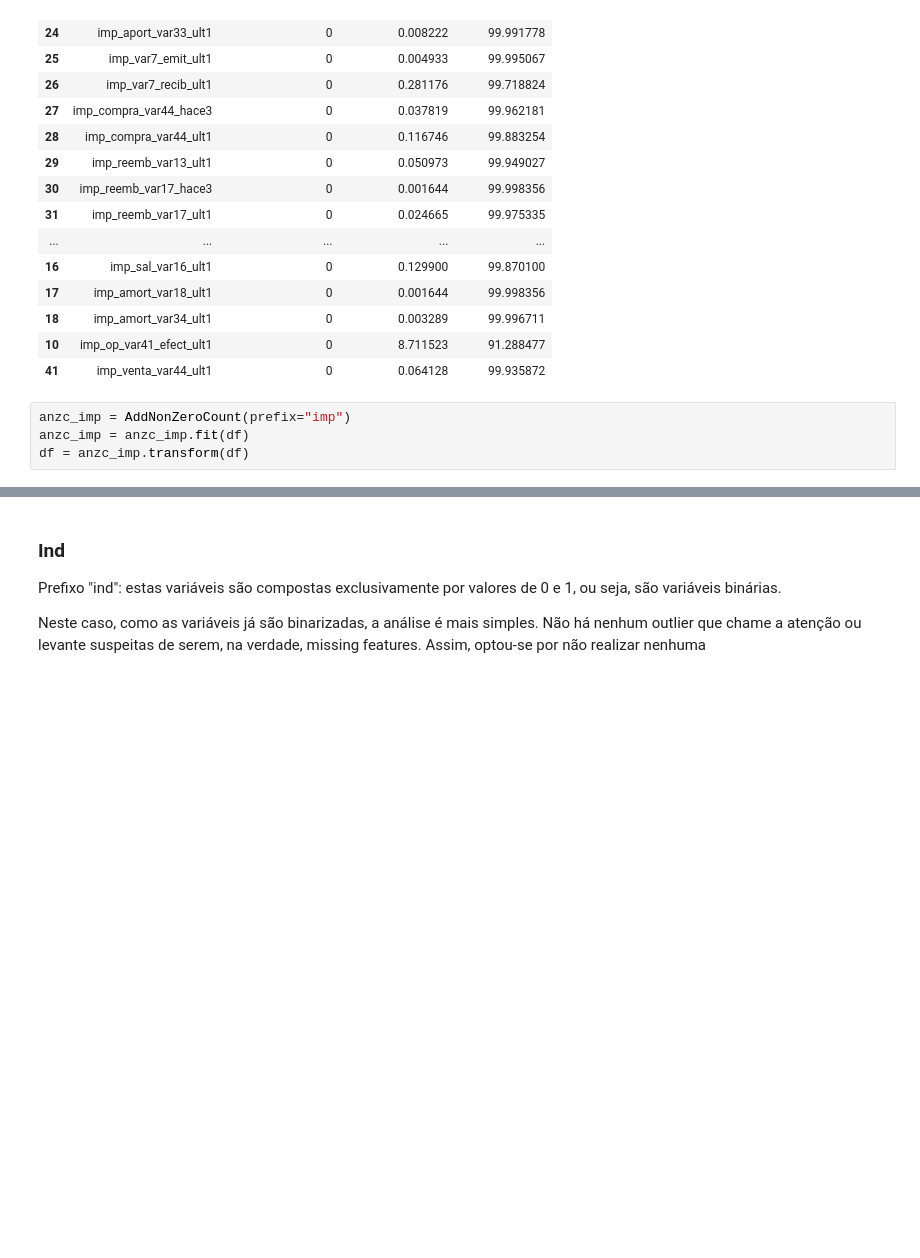
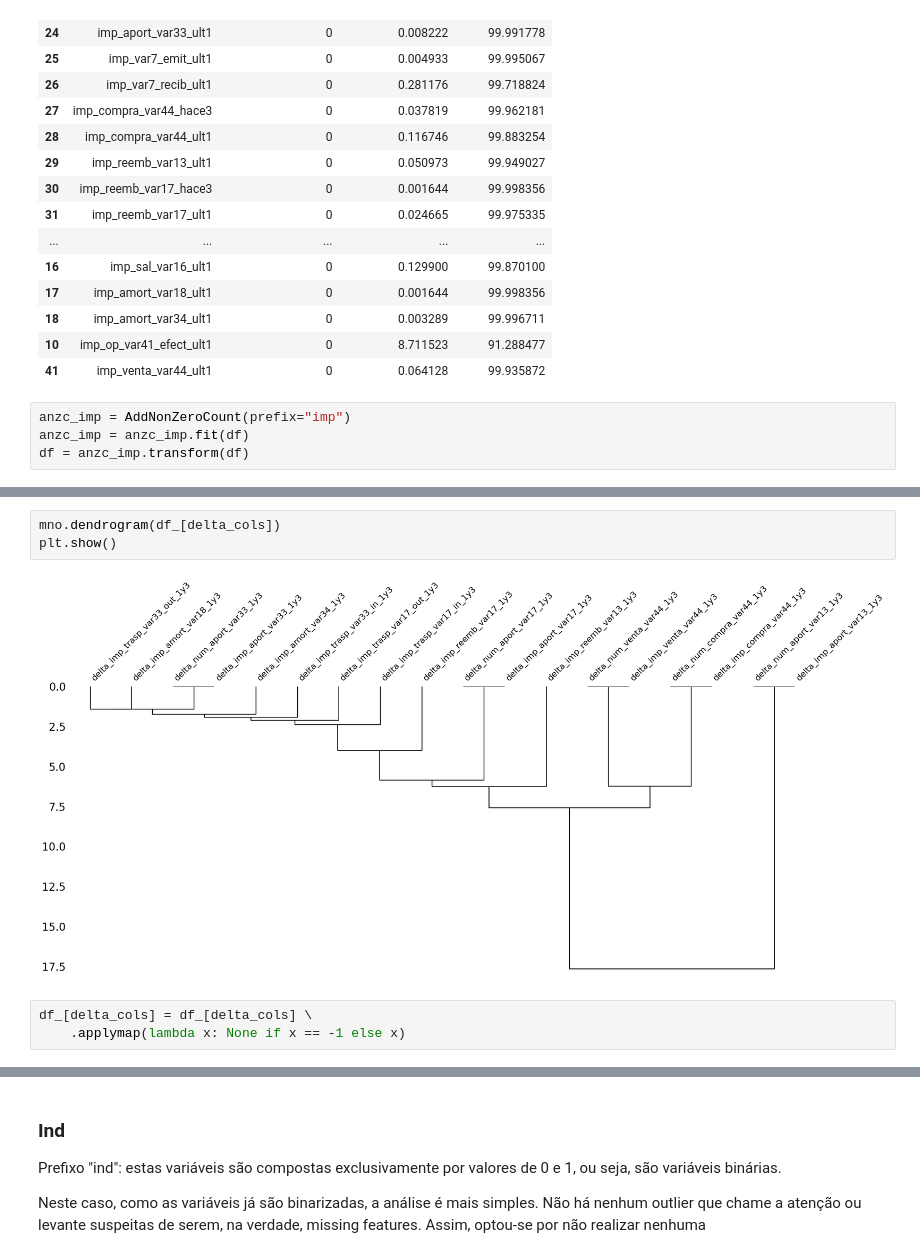
Before and after one commit to FelipeViacava/data-masters-case, a Jupyter notebook: 01-eda.ipynb, the cells around one changed output, grey strips where cells are left out. Saved outputs shown, nothing was run; the diff lists cells and outputs as text; blank space fills up the shorter version.

```diff
--- a/01-eda.ipynb
+++ b/01-eda.ipynb
@@ -241,0 +290,8 @@ df = anzc_imp.transform(df)
+# %%
+mno.dendrogram(df_[delta_cols])
+plt.show()
+# %% [output]
+[figure, added]
+# %%
+df_[delta_cols] = df_[delta_cols] \
+    .applymap(lambda x: None if x == -1 else x)
```
Also changed, not shown: parts of 12 cells of this notebook.
